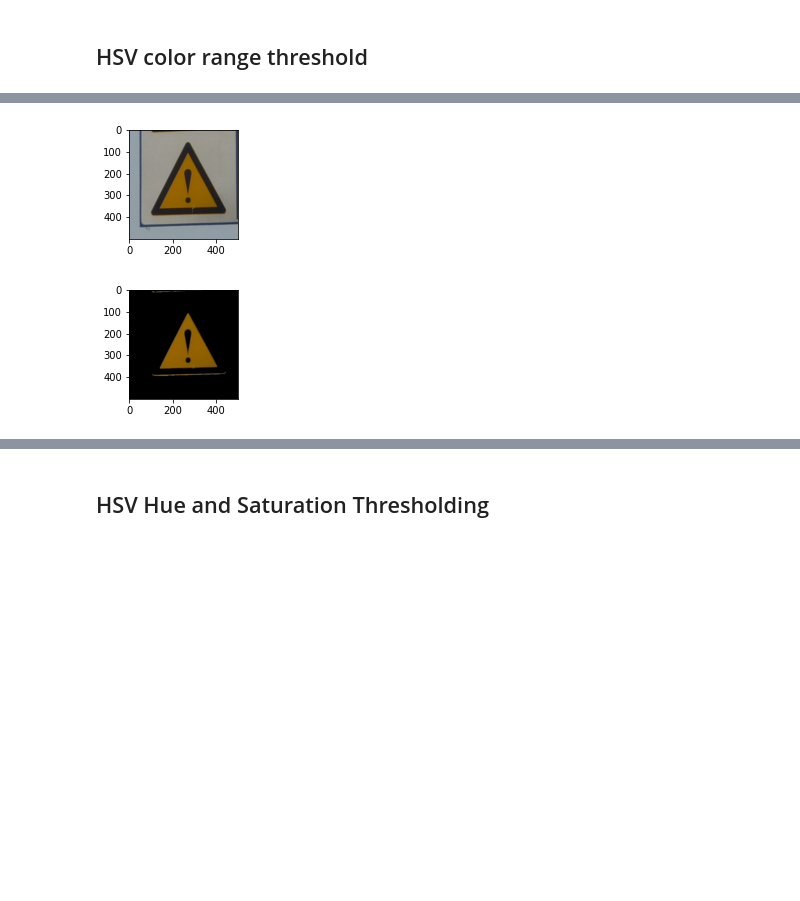
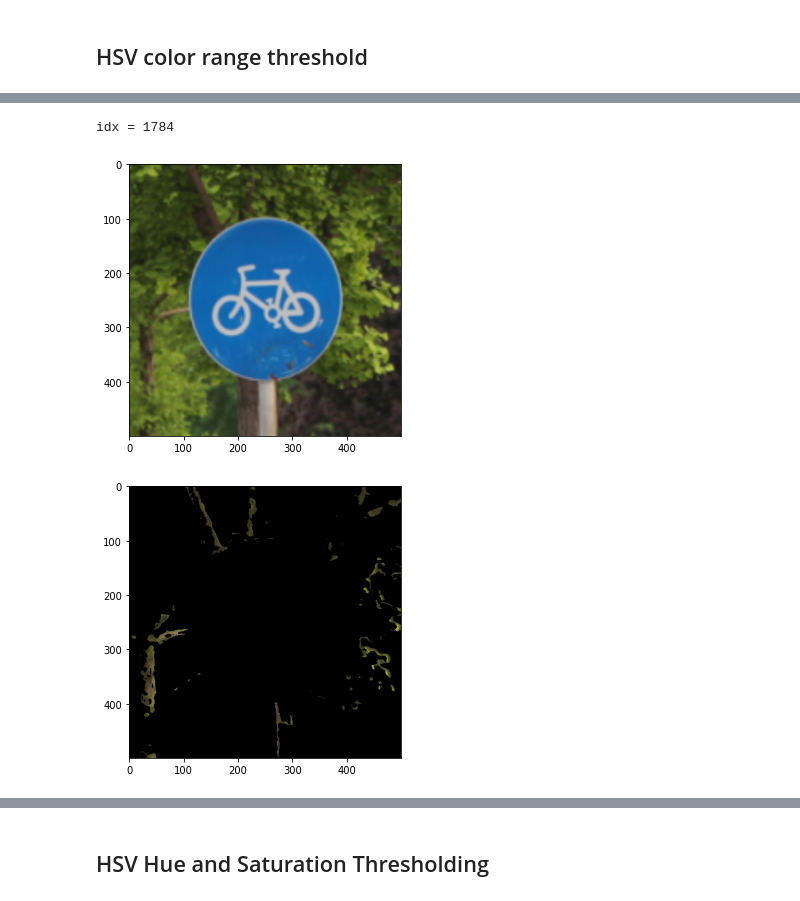
Before and after one commit to chengboon-utar/mini-project, a Jupyter notebook: test.ipynb, the cells around one changed output, grey strips where cells are left out. Saved outputs shown, nothing was run; the diff lists cells and outputs as text; code cells hidden in the pictures; blank space fills up the shorter version.

```diff
--- a/test.ipynb
+++ b/test.ipynb
@@ -16,7 +16,7 @@ import time
 # %%
 def plot(img, title=None):
     plt.imshow(img, cmap='gray')
-    # plt.rcParams['figure.figsize'] = [2, 2]
+    plt.rcParams['figure.figsize'] = [5, 5]
     plt.title(title)
     plt.show()
 # %%
@@ -132,21 +136,23 @@ plot(blue_mask(hsv))
 # %%
 def yellow_mask(hsv):
     lower_yellow = np.array([10, 100, 50])
-    upper_yellow = np.array([40, 255, 255])
+    upper_yellow = np.array([32, 255, 255])
     mask = cv.inRange(hsv, lower_yellow, upper_yellow)
     return cv.threshold(mask, 0, 255, cv.THRESH_BINARY + cv.THRESH_OTSU)[1]
 
-img = random_img()[1]
+img = random_img(1784)[1]
 img = cv.resize(img, (500, 500))
 # img = rgb
 # img = img4
 rgb_ = cv.cvtColor(img, cv.COLOR_BGR2RGB)
 plot(cv.cvtColor(img, cv.COLOR_BGR2RGB))
 hsv = cv.cvtColor(img, cv.COLOR_BGR2HSV)
+rgb_ = cv.cvtColor(img, cv.COLOR_BGR2RGB)
 plot(cv.bitwise_and(rgb_, rgb_, mask=yellow_mask(hsv)))
 # %% [output]
+idx = 1784
-[figure, old version]
+[figure, new version]
-[figure, old version]
+[figure, new version]
 # %%
 def hsv_color_range_threshold(hsv):
     mask = red_mask(hsv) + blue_mask(hsv) + yellow_mask(hsv)
```
Also changed, not shown: parts of 15 cells of this notebook.
